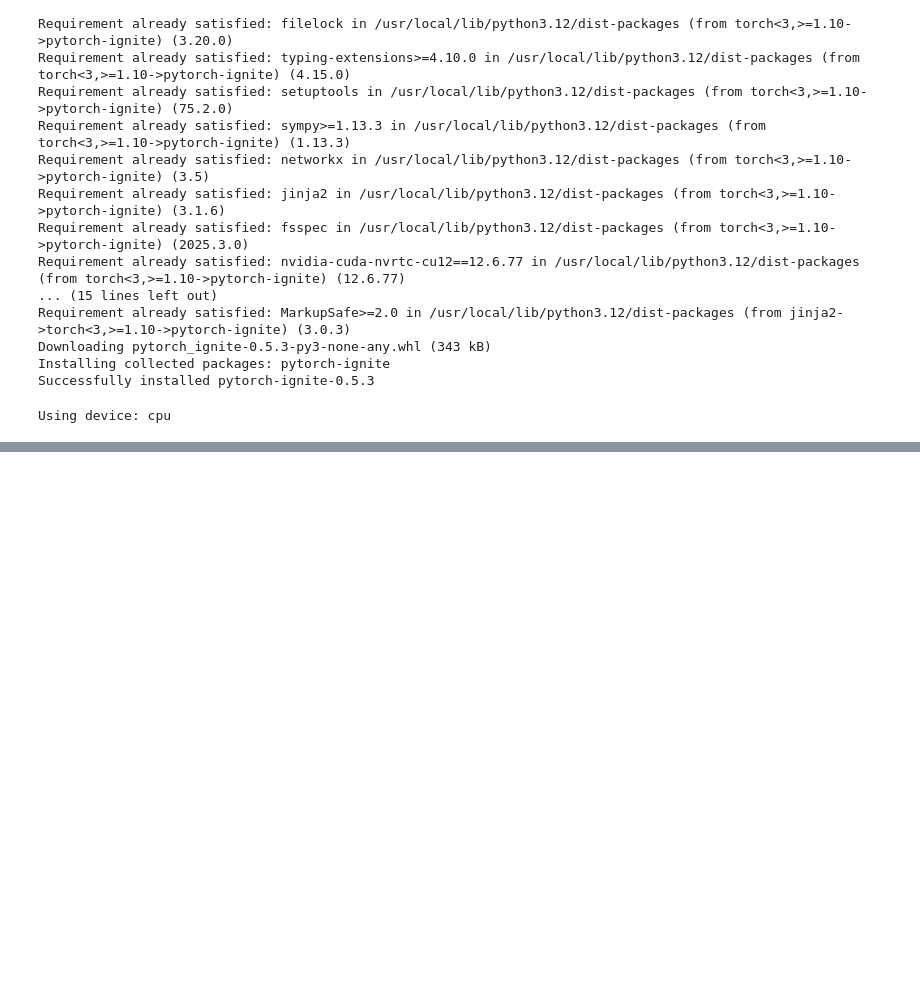
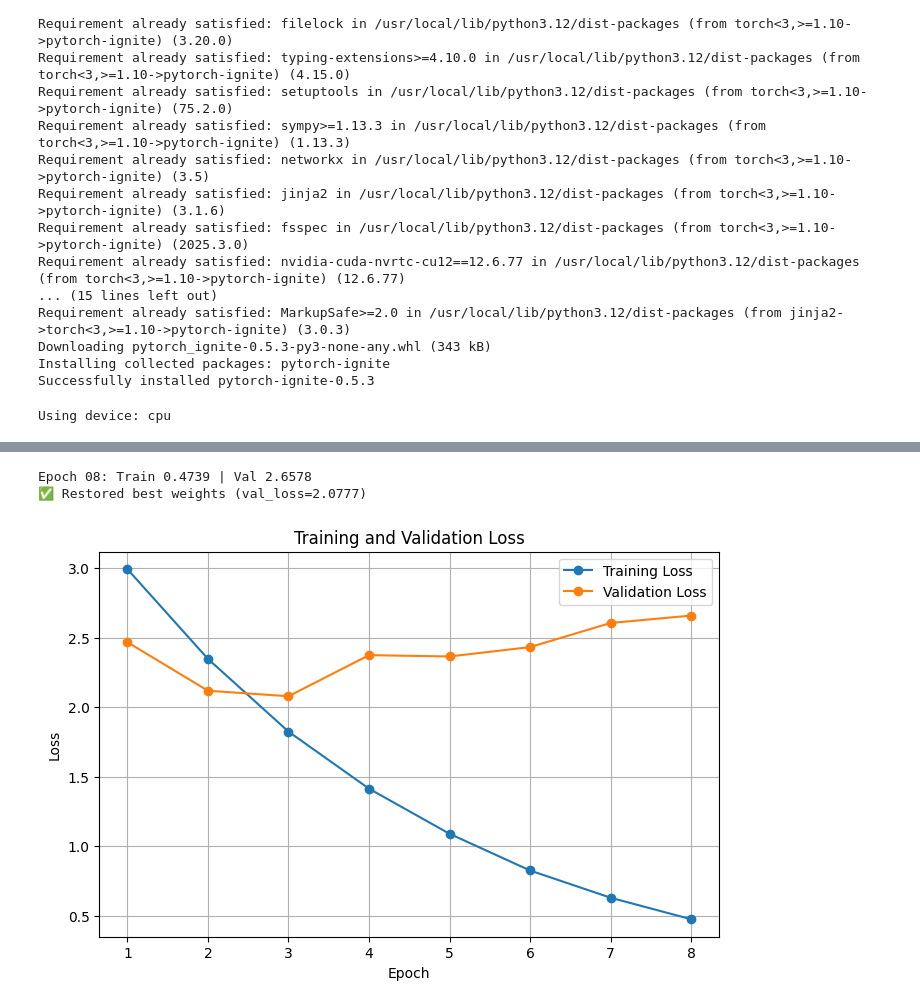
Before and after one commit to lcmolteberg/Machineoblig3, a Jupyter notebook: Assignment3.ipynb, the cells around one changed output, grey strips where cells are left out. Saved outputs shown, nothing was run; the diff lists cells and outputs as text; code cells hidden in the pictures; blank space fills up the shorter version.

```diff
--- a/Assignment3.ipynb
+++ b/Assignment3.ipynb
@@ -200,0 +281,72 @@ Final Test Accuracy: 86.00%
+# %%
+# Optimizer
+
+optimizer = optim.NAdam(modelCI.parameters(), lr=1e-3)
+loss_fn = nn.CrossEntropyLoss()
+
+best_state = {"best_val": float("inf"), "weights": None}
+
+
+trainer = create_supervised_trainer(modelCI, optimizer, loss_fn, device=device)
+evaluator = create_supervised_evaluator(
+    modelCI, metrics={'accuracy': Accuracy(), 'loss': Loss(loss_fn)}, device=device
+)
+
+# --- enkel train-loss logging uten ekstra pass ---
+RunningAverage(output_transform=lambda out: out).attach(trainer, "train_loss")
+
+# --- EarlyStopping: høyere score = bedre, så returner -val_loss ---
+def score_function(engine):
+    return -engine.state.metrics['loss']
+
+early_stop = EarlyStopping(patience=5, score_function=score_function, trainer=trainer)
+# Viktig: kobles til EVALUATOR, og evaluator MÅ kjøres hver epoke
+evaluator.add_event_handler(Events.COMPLETED, early_stop)
+
+# --- historikk for plotting ---
+train_losses, val_losses = [], []
+
+@trainer.on(Events.EPOCH_COMPLETED)
+def validate_and_log(engine):
+    # Train loss fra RunningAverage ELLER beregn selv – beholder du din nåværende måte, bruk den
+    train_loss = trainer.state.metrics['train_loss'] if 'train_loss' in trainer.state.metrics else None
+
+    # Kjør validering (triggere EarlyStopping via evaluator-eventet)
+    evaluator.run(val_loader)
+    val_loss = evaluator.state.metrics['loss']
+
+    # (valgfritt) hvis du ikke bruker RunningAverage: mål train loss med en egen evaluator-pass
+    # evaluator.run(train_eval_loader); train_loss = evaluator.state.metrics['loss']
+
+    train_losses.append(train_loss if train_loss is not None else float("nan"))
+    val_losses.append(val_loss)
+
+    # ---- SAVE BEST IN MEMORY (restore best weights) ----
+    if val_loss < best_state["best_val"]:
+        best_state["best_val"] = val_loss
+        best_state["weights"] = deepcopy(modelCI.state_dict())
+
+    print(f"Epoch {engine.state.epoch:02d}: Train {train_loss:.4f} | Val {val_loss:.4f}")
+
+
+# --- tren (ES kan stoppe før 50) ---
+trainer.run(train_loader, max_epochs=50)
+if best_state["weights"] is not None:
+    modelCI.load_state_dict(best_state["weights"])
+    print(f"✅ Restored best weights (val_loss={best_state['best_val']:.4f})")
+
+# --- plot ---
+import matplotlib.pyplot as plt
+plt.figure(figsize=(8,5))
+epochs = range(1, len(train_losses)+1)
+plt.plot(epochs, train_losses, marker='o', label='Training Loss')
+plt.plot(epochs, val_losses,   marker='o', label='Validation Loss')
+plt.xlabel('Epoch'); plt.ylabel('Loss'); plt.title('Training and Validation Loss')
+plt.legend(); plt.grid(True); plt.show()
+
+# --- test ---
+evaluator.run(test_loader)
+m = evaluator.state.metrics
+print(f"Test set — loss: {m['loss']:.4f}, accuracy: {m['accuracy']:.4f}")
+print(f"Final Test Accuracy: {m['accuracy']*100:.2f}%")
+# %% [output]
@@ -200,0 +361,3 @@ Final Test Accuracy: 86.00%
+Epoch 08: Train 0.4739 | Val 2.6578
+✅ Restored best weights (val_loss=2.0777)
+[figure, added]
```
Also changed, not shown: parts of 6 cells of this notebook.
